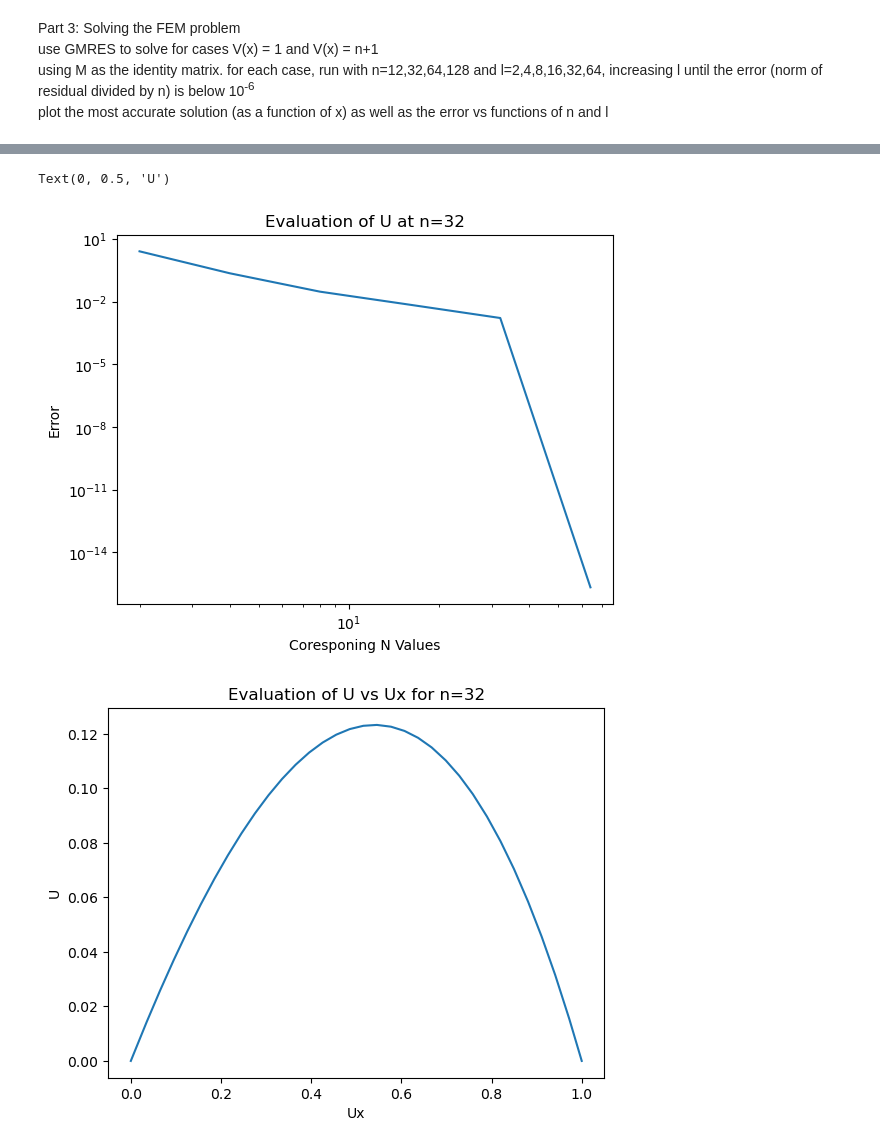
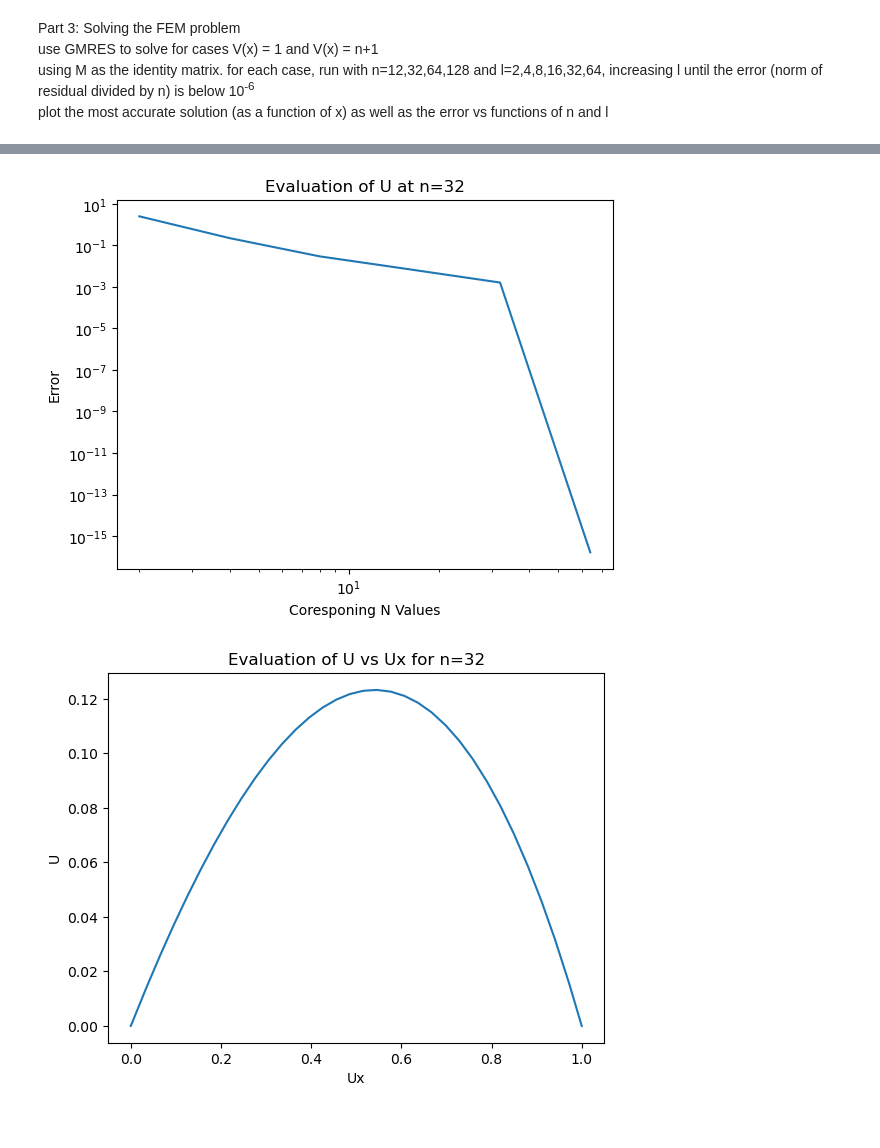
Before and after one commit to BlakePR/LinAlgGroupHw, a Jupyter notebook: report.ipynb, the cells around one changed output, grey strips where cells are left out. Cells and saved outputs as stored; diff of their text form; code cells hidden in the pictures.

```diff
--- a/report.ipynb
+++ b/report.ipynb
@@ -126,7 +109,7 @@ Text(0, 0.5, 'U')
 # %%
 import MatGenerator as mg
 n=32
-A = mg.generateA(n,1.)
+A,_ = mg.generateA(n,1.)
 B = mg.generateB(n)
 import GMRES as GM
 from importlib import reload
@@ -143,7 +126,6 @@ n=[2**(i+1) for i in range(len(err))]
 import matplotlib.pyplot as plt
 plt.figure()
 plt.loglog(n,err)
-print(alg.best_x)
 plt.title("Evaluation of U at n=32")
 plt.xlabel("Coresponing N Values")
 plt.ylabel("Error")
@@ -175,5 +141,4 @@ plt.ylabel("U")
-Text(0, 0.5, 'U')
-[figure, old version]
+[figure, new version]
 [figure]
 # %%
 import MatGenerator as mg
```
Also changed, not shown: parts of 5 cells of this notebook.
